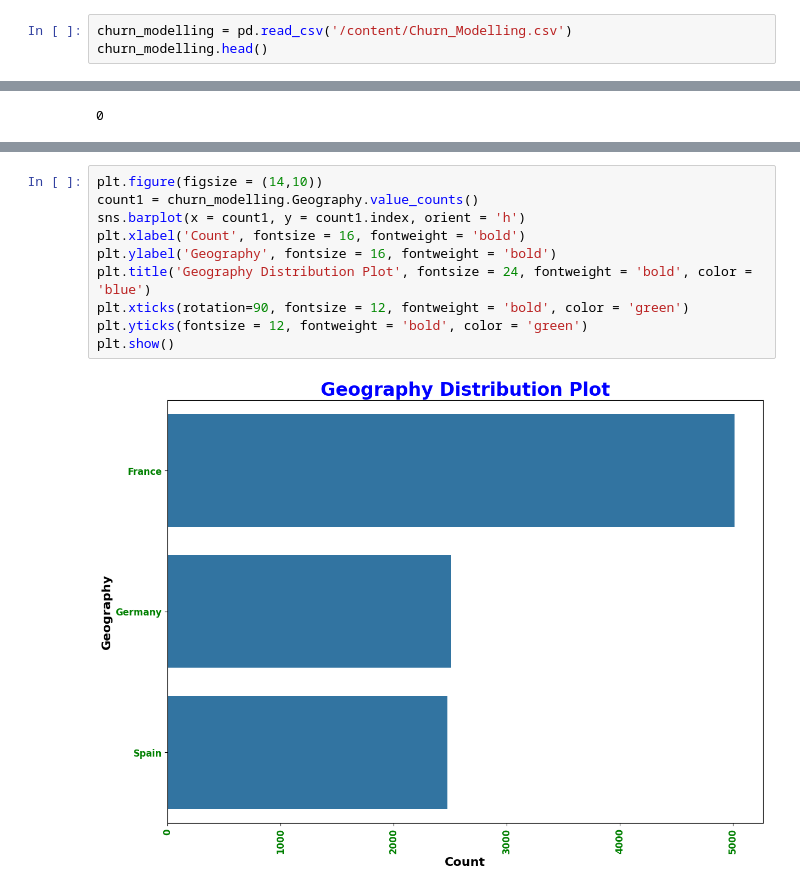
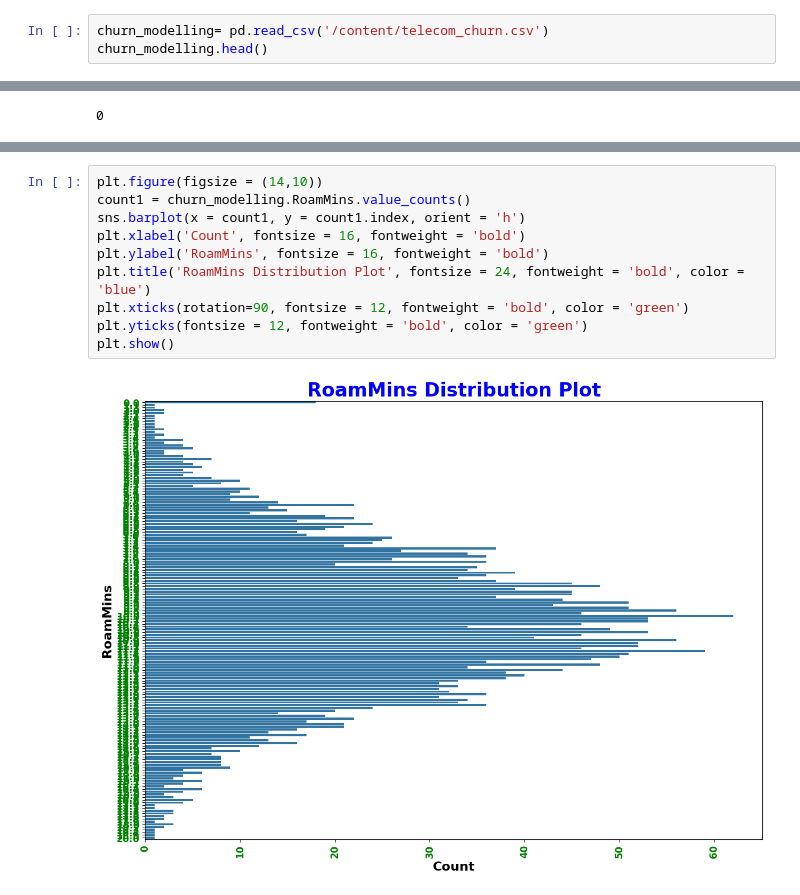
Before and after one commit to VishweshChaubey/Codesoft, a Jupyter notebook: Customer_churn_prediction.ipynb, the cells around one changed output, grey strips where cells are left out. Saved outputs shown, nothing was run; the diff lists cells and outputs as text.

```diff
--- a/Customer_churn_prediction.ipynb
+++ b/Customer_churn_prediction.ipynb
@@ -23,4 +13,4 @@ from sklearn.metrics import confusion_matrix, classification_report, accuracy_sc
 # %%
-churn_modelling = pd.read_csv('/content/Churn_Modelling.csv')
+churn_modelling= pd.read_csv('/content/telecom_churn.csv')
 churn_modelling.head()
 # %% [output]
@@ -213,15 +203,15 @@ plt.show()
 # %%
 plt.figure(figsize = (14,10))
-count1 = churn_modelling.Geography.value_counts()
+count1 = churn_modelling.RoamMins.value_counts()
 sns.barplot(x = count1, y = count1.index, orient = 'h')
 plt.xlabel('Count', fontsize = 16, fontweight = 'bold')
-plt.ylabel('Geography', fontsize = 16, fontweight = 'bold')
-plt.title('Geography Distribution Plot', fontsize = 24, fontweight = 'bold', color = 'blue')
+plt.ylabel('RoamMins', fontsize = 16, fontweight = 'bold')
+plt.title('RoamMins Distribution Plot', fontsize = 24, fontweight = 'bold', color = 'blue')
 plt.xticks(rotation=90, fontsize = 12, fontweight = 'bold', color = 'green')
 plt.yticks(fontsize = 12, fontweight = 'bold', color = 'green')
 plt.show()
 # %% [output]
-[figure, old version]
+[figure, new version]
 # %%
 correlation_matrix = churn_modelling.corr()
 plt.figure(figsize = (12,8))
```
Also changed, not shown: parts of 41 cells of this notebook.
